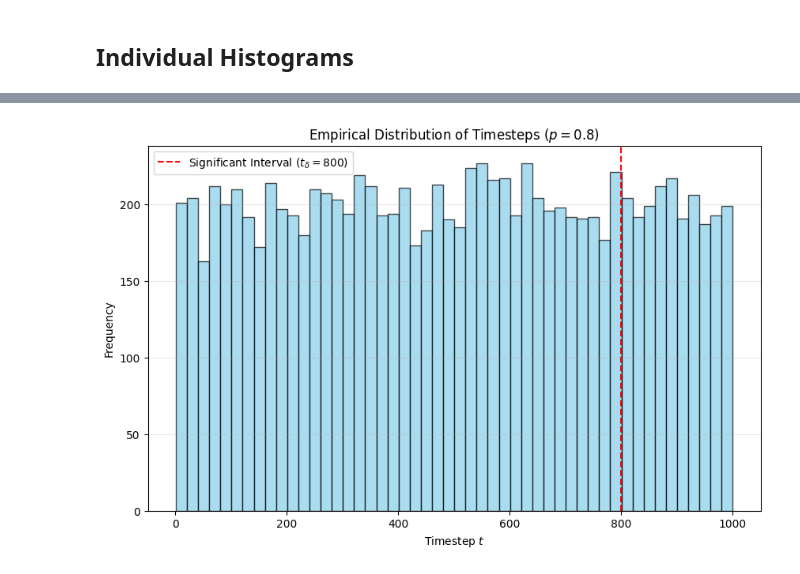
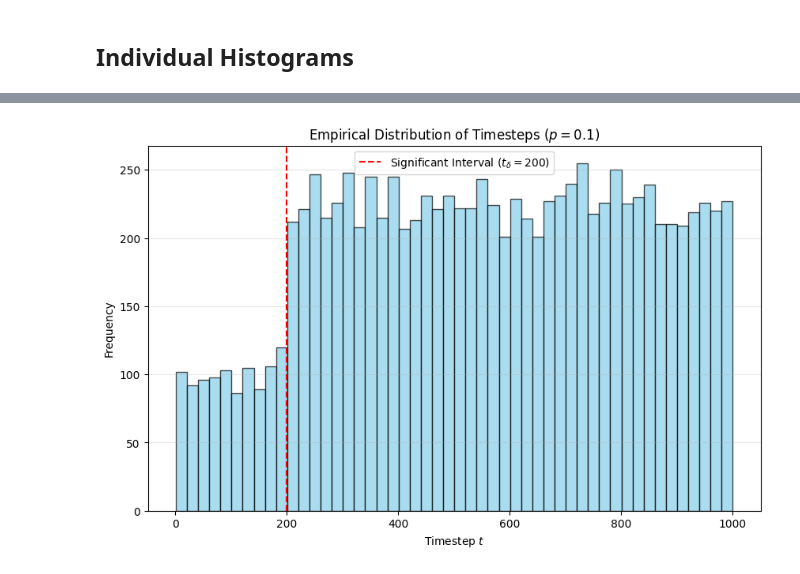
Before and after one commit to adrian-io/Adaptive-Timestep-Sampler, a Jupyter notebook: plot_sampling_distributions.ipynb, the cells around one changed output, grey strips where cells are left out. Saved outputs shown, nothing was run; the diff lists cells and outputs as text; code cells hidden in the pictures.

```diff
--- a/plot_sampling_distributions.ipynb
+++ b/plot_sampling_distributions.ipynb
@@ -141,33 +141,33 @@ def bernoulli_distribution_sampling(p, t_delta, t_T, num_samples=10000):
             # Line 6: t ~ U({1, ..., t_delta})
             t = np.random.randint(1, t_delta + 1)
         else:
             # Line 8: t ~ U({t_delta, ..., t_T})
             t = np.random.randint(t_delta, t_T + 1)
 
         sampled_t.append(t)
 
         # Note: Lines 10-11 (gradient descent) are omitted as they
         # require a specific model and dataset to execute.
 
     return np.array(sampled_t)
 
 # --- Parameters ---
-p_val = 0.8        # 70% chance to pick the lower interval
-t_delta_val = 800  # Boundary
+p_val = 0.1        # 70% chance to pick the lower interval
+t_delta_val = 200  # Boundary
 t_T_val = 1000     # Max range
 
 # Generate data
 samples = bernoulli_distribution_sampling(p_val, t_delta_val, t_T_val)
 
 # --- Plotting ---
 plt.figure(figsize=(10, 6))
 plt.hist(samples, bins=50, color='skyblue', edgecolor='black', alpha=0.7)
 plt.axvline(t_delta_val, color='red', linestyle='--', label=f'Significant Interval ($t_\delta = {t_delta_val}$)')
 plt.title(f'Empirical Distribution of Timesteps ($p={p_val}$)')
 plt.xlabel('Timestep $t$')
 plt.ylabel('Frequency')
 plt.legend()
 plt.grid(axis='y', alpha=0.3)
 plt.show()
 # %% [output]
-[figure, old version]
+[figure, new version]
```
Also changed, not shown: parts of 3 cells of this notebook, 3 other files.
